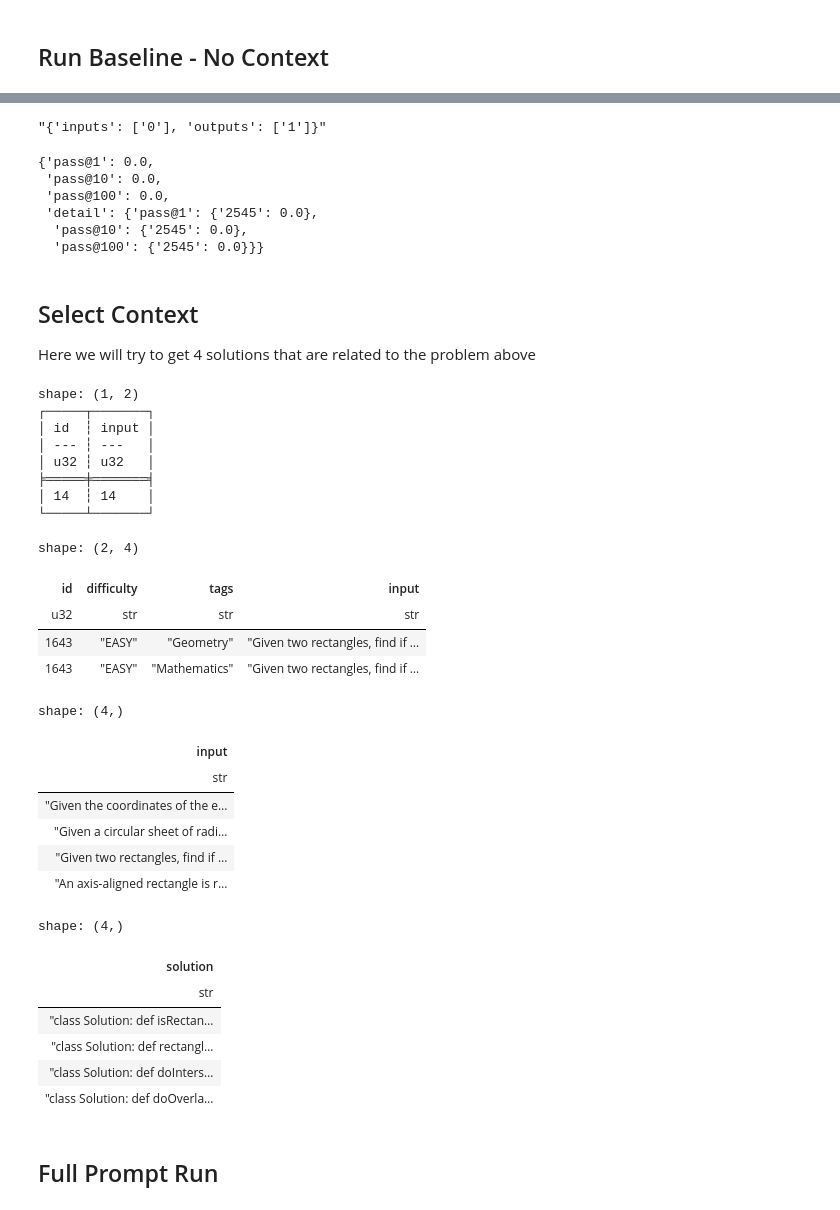
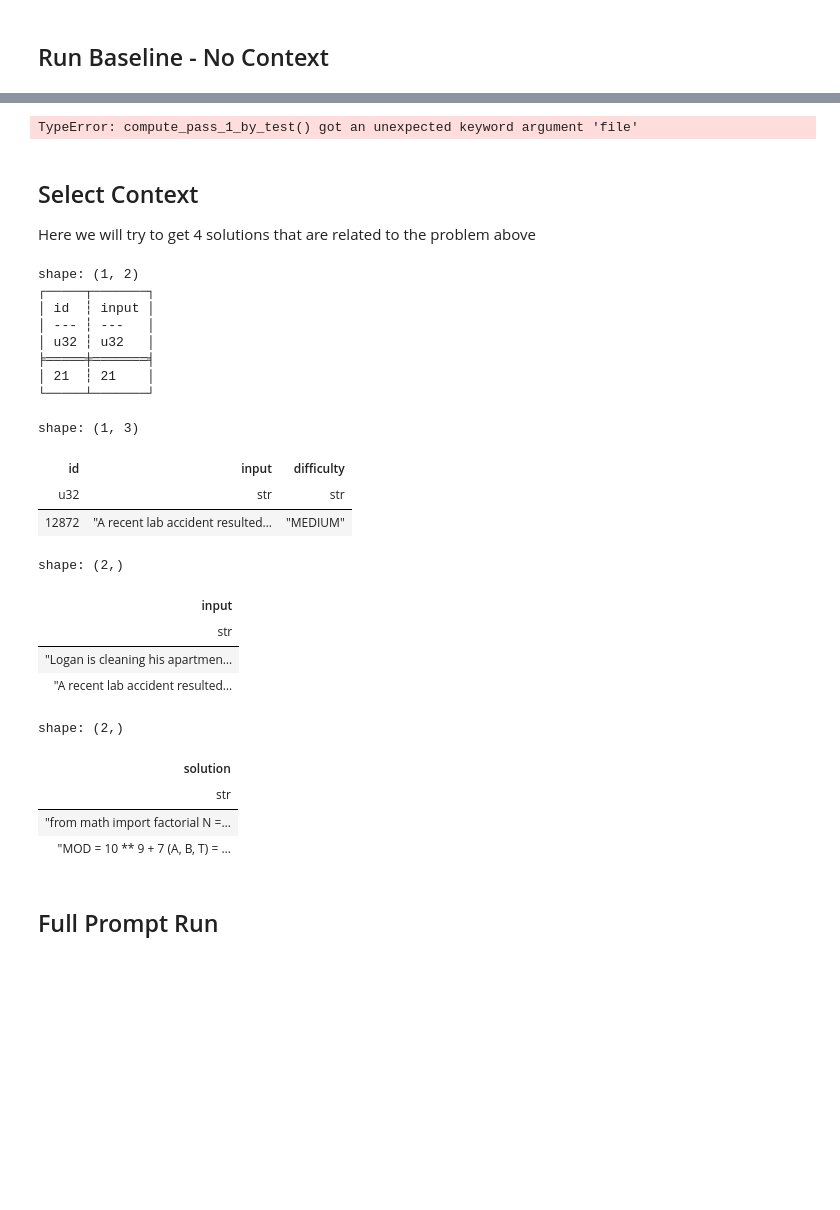
Before and after one commit to CaioRhoden/datamodels-context-reduction, a Jupyter notebook: experiments/run_taco/cherry_pick2/same_task.ipynb, the cells around one changed output, grey strips where cells are left out. Cells and saved outputs as stored; diff of their text form; code cells hidden in the pictures; blank space fills up the shorter version.

Commit message:
result experiment cherry pick 1

```diff
--- a/experiments/run_taco/cherry_pick2/same_task.ipynb
+++ b/experiments/run_taco/cherry_pick2/same_task.ipynb
@@ -227,29 +150,13 @@ Test 0
-# %%
-a = {
-    "inputs": ["0"],
-    "outputs": ["1"]
-}
-
-str(a, )
-# %% [output]
-"{'inputs': ['0'], 'outputs': ['1']}"
 # %%
-compute("no_context_parsed.json", [train_dict[2545]], [1, 10, 100])
+# compute_1_pass_by_test("no_context_parsed.json", [train_dict[2545]], file="no_context_1_pass.json")
+# %% [output]
+TypeError: compute_pass_1_by_test() got an unexpected keyword argument 'file'
-# %%
-json.load(open("taco_metrics.json"))
-# %% [output]
-{'pass@1': 0.0,
- 'pass@10': 0.0,
- 'pass@100': 0.0,
- 'detail': {'pass@1': {'2545': 0.0},
-  'pass@10': {'2545': 0.0},
-  'pass@100': {'2545': 0.0}}}
 # %% [markdown]
 ## Select Context
 
 Here we will try to get 4 solutions that are related to the problem above
 # %%
-df = train.filter(pl.col("tags") == "Geometry").filter(pl.col("difficulty") == "EASY").filter(pl.col("input").str.contains("class Solution")).select(["id", "input"])
+df = train.filter(pl.col("tags") == "Probability").filter(pl.col("difficulty") == "MEDIUM").select(["id", "input"])
 print(df.count())
 df.write_csv("pool.csv")
 # %% [output]
@@ -259,17 +166,16 @@ shape: (1, 2)
 │ --- ┆ ---   │
 │ u32 ┆ u32   │
 ╞═════╪═══════╡
-│ 14  ┆ 14    │
+│ 21  ┆ 21    │
 └─────┴───────┘
 # %%
-selected_ids = [21825, 10745, 1643, 4661]
-train.filter(pl.col("id") == 1643)
+selected_ids = [14892, 12872]
+train.filter(pl.col("id") == 12872).select(["id", "input", "difficulty"]).unique()
 # %% [output]
-shape: (2, 4)
+shape: (1, 3)
-| id | difficulty | tags | input |
-| u32 | str | str | str |
-| 1643 | "EASY" | "Geometry" | "Given two rectangles, find if … |
-| 1643 | "EASY" | "Mathematics" | "Given two rectangles, find if … |
+| id | input | difficulty |
+| u32 | str | str |
+| 12872 | "A recent lab accident resulted… | "MEDIUM" |
 # %%
 all_inputs  = train.filter(pl.col("id").is_in(selected_ids)).select("input").unique().to_dict()["input"]
 all_solutions = train_solutions.filter(pl.col("id").is_in(selected_ids)).group_by(pl.col("id")).head(1).select("solution").unique().to_dict()["solution"]
@@ -277,23 +183,19 @@ question_input = selected_problem.select("input").to_dict()["input"][0]
 
 all_inputs
 # %% [output]
-shape: (4,)
+shape: (2,)
 | input |
 | str |
-| "Given the coordinates of the e… |
-| "Given a circular sheet of radi… |
-| "Given two rectangles, find if … |
-| "An axis-aligned rectangle is r… |
+| "Logan is cleaning his apartmen… |
+| "A recent lab accident resulted… |
 # %%
 all_solutions
 # %% [output]
-shape: (4,)
+shape: (2,)
 | solution |
 | str |
-| "class Solution: def isRectan… |
-| "class Solution: def rectangl… |
-| "class Solution: def doInters… |
-| "class Solution: def doOverla… |
+| "from math import factorial N =… |
+| "MOD = 10 ** 9 + 7 (A, B, T) = … |
 # %% [markdown]
 ## Full Prompt Run
 # %%
```
Also changed, not shown: parts of 18 cells of this notebook, 24 other files.
